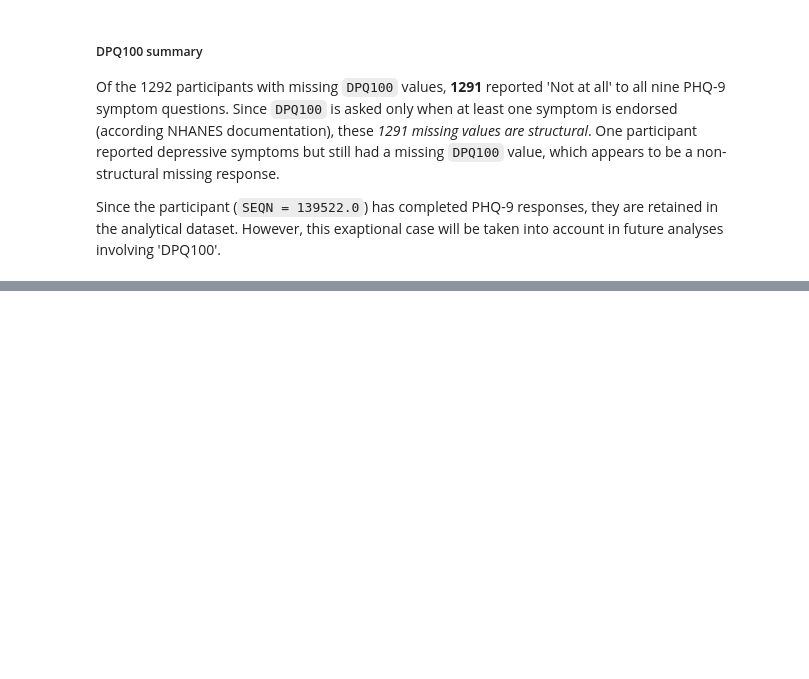
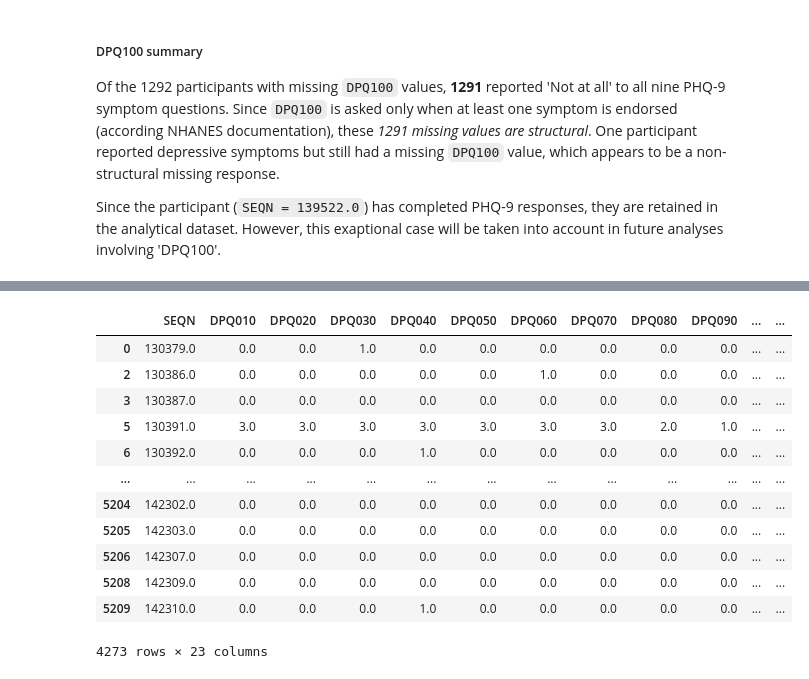
Before and after one commit to SabinaSid/NHANES_mental_health_analysis, a Jupyter notebook: Notebooks/01_demographics_and_depression.ipynb, the cells around one changed output, grey strips where cells are left out. Drawn from its saved outputs; the diff is of its cells as text; code cells hidden in the pictures; blank space fills up the shorter version.

Commit message:
Investigate missing values in DMDYRUSR

```diff
--- a/Notebooks/01_demographics_and_depression.ipynb
+++ b/Notebooks/01_demographics_and_depression.ipynb
@@ -614,0 +619,17 @@ Since the participant (`SEQN = 139522.0`) has completed PHQ-9 responses, they ar
+# %%
+dmdyrusr_missing = analysis_df[analysis_df['DMDYRUSR'].isnull()]
+dmdyrusr_missing
+# %% [output]
+|  | SEQN | DPQ010 | DPQ020 | DPQ030 | DPQ040 | DPQ050 | DPQ060 | DPQ070 | DPQ080 | DPQ090 | ... | ... |
+| 0 | 130379.0 | 0.0 | 0.0 | 1.0 | 0.0 | 0.0 | 0.0 | 0.0 | 0.0 | 0.0 | ... | ... |
+| 2 | 130386.0 | 0.0 | 0.0 | 0.0 | 0.0 | 0.0 | 1.0 | 0.0 | 0.0 | 0.0 | ... | ... |
+| 3 | 130387.0 | 0.0 | 0.0 | 0.0 | 0.0 | 0.0 | 0.0 | 0.0 | 0.0 | 0.0 | ... | ... |
+| 5 | 130391.0 | 3.0 | 3.0 | 3.0 | 3.0 | 3.0 | 3.0 | 3.0 | 2.0 | 1.0 | ... | ... |
+| 6 | 130392.0 | 0.0 | 0.0 | 0.0 | 1.0 | 0.0 | 0.0 | 0.0 | 0.0 | 0.0 | ... | ... |
+| ... | ... | ... | ... | ... | ... | ... | ... | ... | ... | ... | ... | ... |
+| 5204 | 142302.0 | 0.0 | 0.0 | 0.0 | 0.0 | 0.0 | 0.0 | 0.0 | 0.0 | 0.0 | ... | ... |
+| 5205 | 142303.0 | 0.0 | 0.0 | 0.0 | 0.0 | 0.0 | 0.0 | 0.0 | 0.0 | 0.0 | ... | ... |
+| 5206 | 142307.0 | 0.0 | 0.0 | 0.0 | 0.0 | 0.0 | 0.0 | 0.0 | 0.0 | 0.0 | ... | ... |
+| 5208 | 142309.0 | 0.0 | 0.0 | 0.0 | 0.0 | 0.0 | 0.0 | 0.0 | 0.0 | 0.0 | ... | ... |
+| 5209 | 142310.0 | 0.0 | 0.0 | 0.0 | 1.0 | 0.0 | 0.0 | 0.0 | 0.0 | 0.0 | ... | ... |
+4273 rows × 23 columns
```
Also changed, not shown: parts of 4 cells of this notebook.
